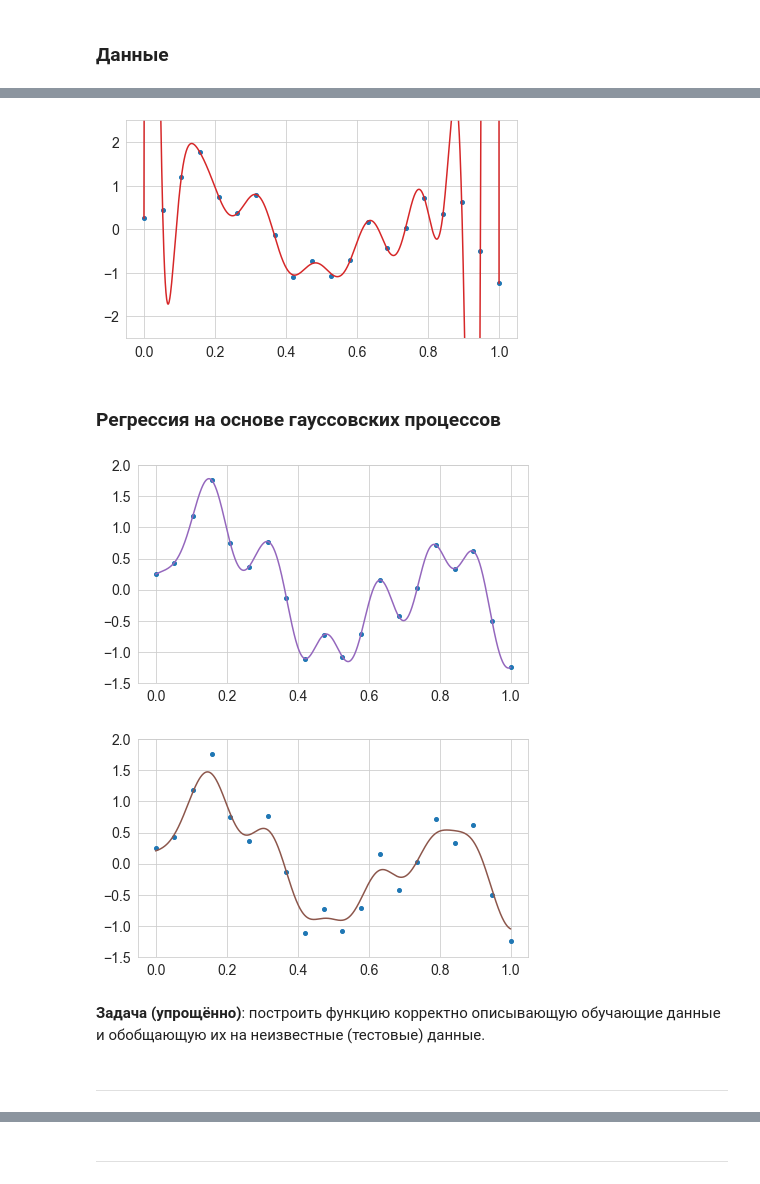
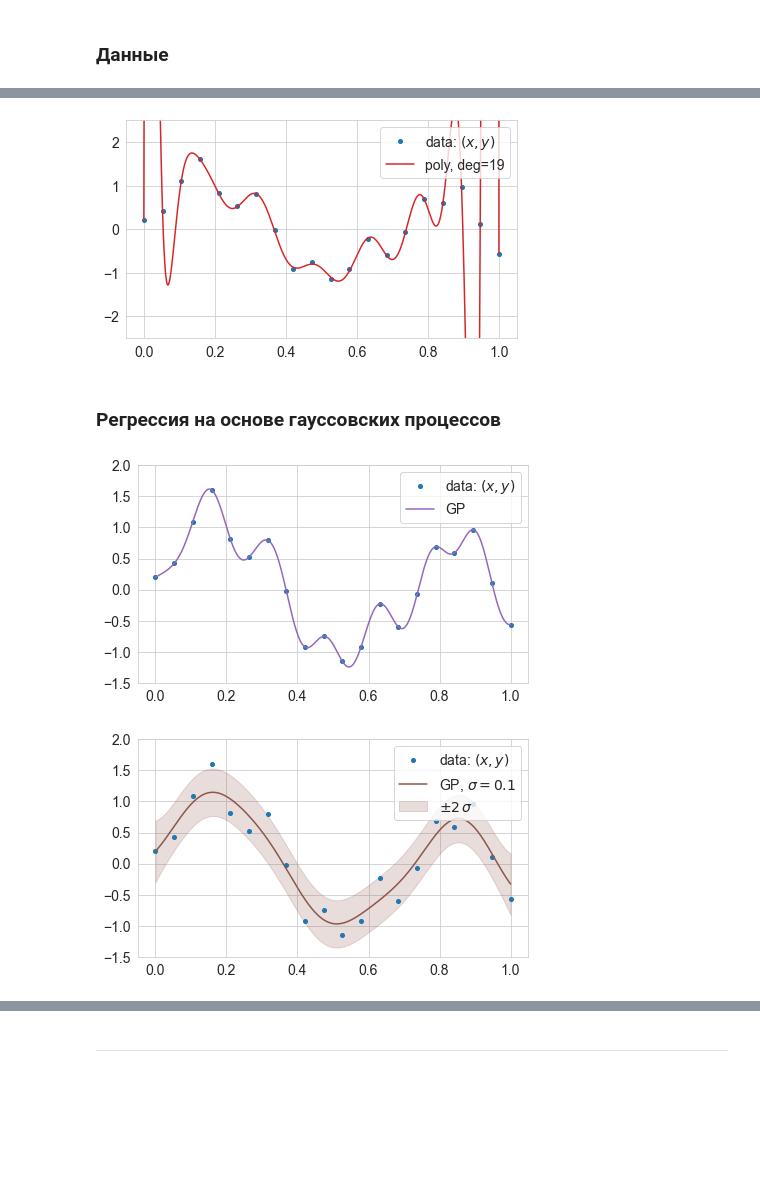
Before and after one commit to aa-savelyev/DaOptSm, a Jupyter notebook: 1.LA/1.Intro.ipynb, the cells around one changed output, grey strips where cells are left out. Saved outputs shown, nothing was run; the diff lists cells and outputs as text; code cells hidden in the pictures; blank space fills up the shorter version.

```diff
--- a/1.LA/1.Intro.ipynb
+++ b/1.LA/1.Intro.ipynb
@@ -129,15 +164,17 @@ seaborn.set_style('whitegrid')
 # %%
 # Define the data
 n = 20
+x_lim = [0, 1]  # Limits
+x_disp = np.linspace(*x_lim, 1001)  # X array for display
 # Underlying relation
-X_train = np.linspace(0, 1, n)  # Independent variable x
-Y_true = np.sin(10*X_train)     # Dependent variable y
+x_train = np.linspace(*x_lim, n)  # Independent variable x
+y_true = np.sin(3*np.pi*x_train)  # Dependent variable y
 # Noise
 np.random.seed(42)
-e_std = 0.5  # Standard deviation of the noise
+e_std = 0.4  # Standard deviation of the noise
 err = e_std * np.random.randn(n)  # Noise
 # Output
-Y_train = Y_true + err  # Dependent variable with noise
+y_train = y_true + err  # Dependent variable with noise
 # %%
 # Show data
 fig, ax = plt.subplots(figsize=figsize)
@@ -178,59 +217,66 @@ plt.show()
 # %%
-p3 = np.polyfit(X_train, Y_train, n-1)
+deg = n-1
+p3 = np.polyfit(x_train, y_train, deg)
 
 fig, ax = plt.subplots(figsize=figsize)
-ax.plot(X_train, Y_train, 'o', c=cm(0), label='data: $(x,y)$')
-ax.plot(X_disp, np.polyval(p3, X_disp), '-', c=cm(3), label='model 3')
+ax.plot(x_train, y_train, 'o', c=cm(0), label='data: $(x,y)$')
+ax.plot(x_disp, np.polyval(p3, x_disp), '-', c=cm(3), label=f'poly, deg={deg}')
 plt.xlim((-0.05, 1.05))
 plt.ylim((-2.5, 2.5))
+plt.legend(loc='upper right')
 plt.show()
 # %% [output]
-[figure, old version]
+[figure, new version]
 # %% [markdown]
 ### Регрессия на основе гауссовских процессов ###
 # %%
 from sklearn.gaussian_process import GaussianProcessRegressor
 from sklearn.gaussian_process.kernels import ConstantKernel, RBF
 # %%
-# graph_support.hide_code_in_slideshow()
+# Make 2D-array X_train
+X_train = np.atleast_2d(x_train).T
+
+# Define GP model
 rbf = ConstantKernel(1.0) * RBF(length_scale=1.0)
 gpr = GaussianProcessRegressor(kernel=rbf, n_restarts_optimizer=20)
 
 # Train GP model
-gpr.fit(X_train.reshape(-1, 1), Y_train.reshape(-1, 1))
+gpr.fit(X_train, y_train.reshape(-1, 1))
 
 # Compute posterior predictive mean and covariance
-mu_s, cov_s = gpr.predict(X_disp.reshape(-1, 1), return_cov=True)
+mu, std = gpr.predict(x_disp.reshape(-1, 1), return_std=True)
 # %%
 # Show data
 fig, ax = plt.subplots(figsize=figsize)
-ax.plot(X_train, Y_train, 'o', c=cm(0), label='data: $(x,y)$')
-ax.plot(X_disp, mu_s, '-', c=cm(4), label='GP')
+ax.plot(x_train, y_train, 'o', c=cm(0), label='data: $(x,y)$')
+ax.plot(x_disp, mu, '-', c=cm(4), label='GP')
 plt.xlim((-0.05, 1.05))
 plt.ylim((-1.5, 2.0))
+plt.legend(loc='upper right')
 plt.show()
 # %% [output]
-[figure, old version]
+[figure, new version]
 # %%
-# graph_support.hide_code_in_slideshow(  )
-gpr = GaussianProcessRegressor(kernel=rbf, alpha=1e-1, n_restarts_optimizer=20)
+# Add variance of noise (ridge regression)
+sigma = 10e-2
+gpr = GaussianProcessRegressor(kernel=rbf, alpha=sigma, n_restarts_optimizer=20)
 
 # Train GP model
-gpr.fit(X_train.reshape(-1, 1), Y_train.reshape(-1, 1))
+gpr.fit(X_train.reshape(-1, 1), y_train.reshape(-1, 1))
 
 # Compute posterior predictive mean and covariance
-mu_s, cov_s = gpr.predict(X_disp.reshape(-1, 1), return_cov=True)
+mu_2, std_2 = gpr.predict(x_disp.reshape(-1, 1), return_std=True)
 # %%
 # Show data
 fig, ax = plt.subplots(figsize=figsize)
-ax.plot(X_train, Y_train, 'o', c=cm(0), label='data: $(x,y)$')
-ax.plot(X_disp, mu_s, '-', c=cm(5), label='GP with err')
+ax.plot(x_train, y_train, 'o', c=cm(0), label='data: $(x,y)$')
+ax.plot(x_disp, mu_2, '-', c=cm(5), label=f'GP, $\\sigma={sigma}$')
+mu_2.flatten()
+ax.fill_between(x_disp, mu_2.ravel()-2*std_2, mu_2.ravel()+2*std_2,
+                color=cm(5), alpha=0.2, label='$\pm 2\,\sigma$')
 plt.xlim((-0.05, 1.05))
 plt.ylim((-1.5, 2.0))
+plt.legend(loc='upper right')
 plt.show()
 # %% [output]
-[figure, old version]
+[figure, new version]
-# %% [markdown]
-**Задача (упрощённо)**: построить функцию корректно описывающую обучающие данные и обобщающую их на неизвестные (тестовые) данные.
-# %% [markdown]
----
```
Also changed, not shown: parts of 16 cells of this notebook, 13 other files.
